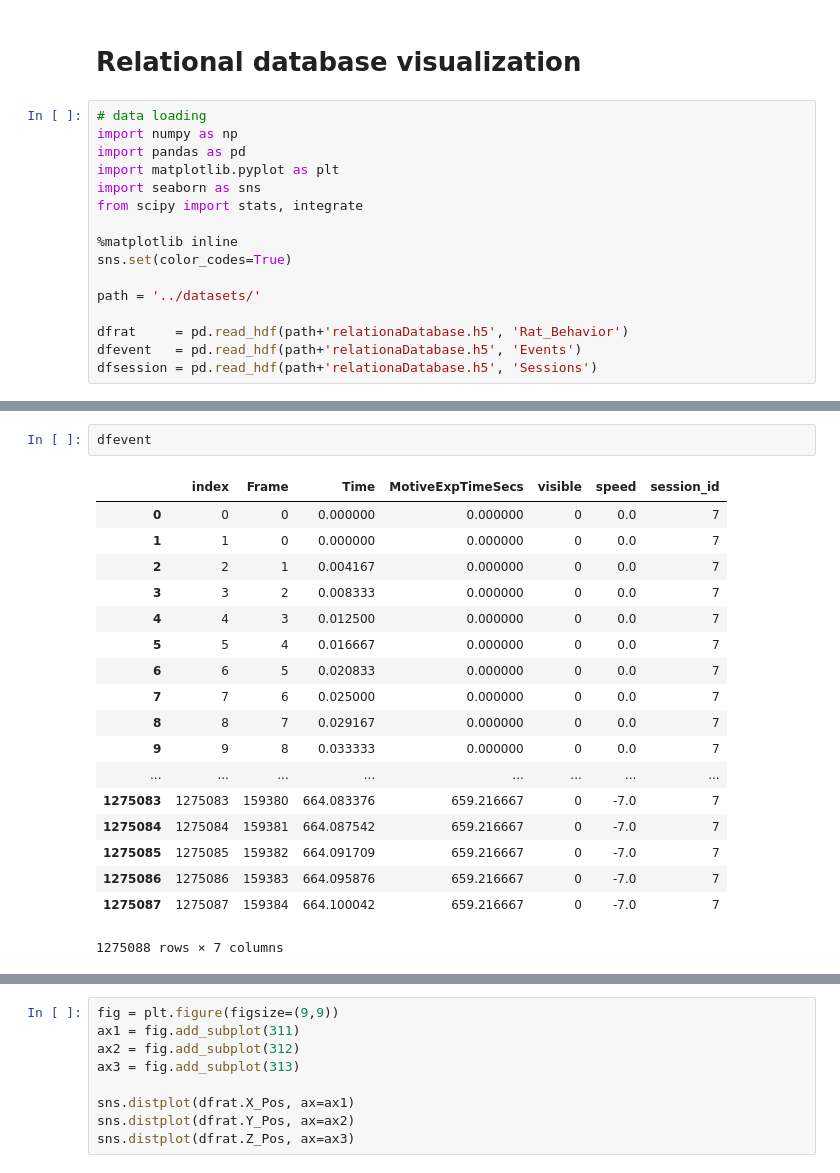
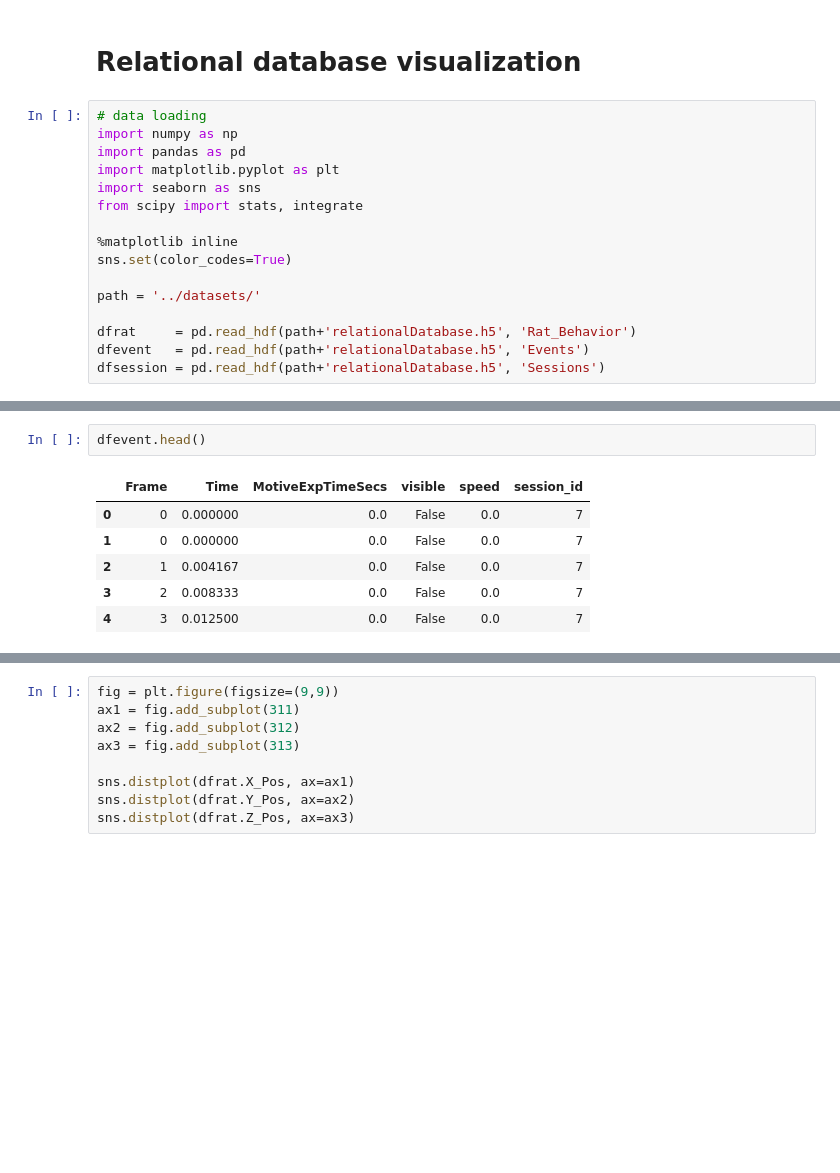
Before and after one commit to alTeska/VR_Acuity, a Jupyter notebook: notebooks/VisualDatabase.ipynb, the cells around one changed output, grey strips where cells are left out. Saved outputs shown, nothing was run; the diff lists cells and outputs as text; blank space fills up the shorter version.

```diff
--- a/notebooks/VisualDatabase.ipynb
+++ b/notebooks/VisualDatabase.ipynb
@@ -13,7 +13,7 @@ sns.set(color_codes=True)
 
 path = '../datasets/'
 
-dfrat     = pd.read_hdf(path+'relationaDatabase.h5', 'Rat_Behavior')
-dfevent   = pd.read_hdf(path+'relationaDatabase.h5', 'Events')
-dfsession = pd.read_hdf(path+'relationaDatabase.h5', 'Sessions')
+dfrat     = pd.read_hdf(path+'relationalDatabase.h5', 'Rat_Behavior')
+dfevent   = pd.read_hdf(path+'relationalDatabase.h5', 'Events')
+dfsession = pd.read_hdf(path+'relationalDatabase.h5', 'Sessions')
 # %%
@@ -31,22 +28,10 @@ dfsession
 # %%
-dfevent
+dfevent.head()
 # %% [output]
-|  | index | Frame | Time | MotiveExpTimeSecs | visible | speed | session_id |
-| 0 | 0 | 0 | 0.000000 | 0.000000 | 0 | 0.0 | 7 |
-| 1 | 1 | 0 | 0.000000 | 0.000000 | 0 | 0.0 | 7 |
-| 2 | 2 | 1 | 0.004167 | 0.000000 | 0 | 0.0 | 7 |
-| 3 | 3 | 2 | 0.008333 | 0.000000 | 0 | 0.0 | 7 |
-| 4 | 4 | 3 | 0.012500 | 0.000000 | 0 | 0.0 | 7 |
-| 5 | 5 | 4 | 0.016667 | 0.000000 | 0 | 0.0 | 7 |
-| 6 | 6 | 5 | 0.020833 | 0.000000 | 0 | 0.0 | 7 |
-| 7 | 7 | 6 | 0.025000 | 0.000000 | 0 | 0.0 | 7 |
-| 8 | 8 | 7 | 0.029167 | 0.000000 | 0 | 0.0 | 7 |
-| 9 | 9 | 8 | 0.033333 | 0.000000 | 0 | 0.0 | 7 |
-| ... | ... | ... | ... | ... | ... | ... | ... |
-| 1275083 | 1275083 | 159380 | 664.083376 | 659.216667 | 0 | -7.0 | 7 |
-| 1275084 | 1275084 | 159381 | 664.087542 | 659.216667 | 0 | -7.0 | 7 |
-| 1275085 | 1275085 | 159382 | 664.091709 | 659.216667 | 0 | -7.0 | 7 |
-| 1275086 | 1275086 | 159383 | 664.095876 | 659.216667 | 0 | -7.0 | 7 |
-| 1275087 | 1275087 | 159384 | 664.100042 | 659.216667 | 0 | -7.0 | 7 |
+|  | Frame | Time | MotiveExpTimeSecs | visible | speed | session_id |
+| 0 | 0 | 0.000000 | 0.0 | False | 0.0 | 7 |
+| 1 | 0 | 0.000000 | 0.0 | False | 0.0 | 7 |
+| 2 | 1 | 0.004167 | 0.0 | False | 0.0 | 7 |
+| 3 | 2 | 0.008333 | 0.0 | False | 0.0 | 7 |
+| 4 | 3 | 0.012500 | 0.0 | False | 0.0 | 7 |
-1275088 rows × 7 columns
 # %%
```
Also changed, not shown: parts of 10 cells of this notebook, 1 other file.
